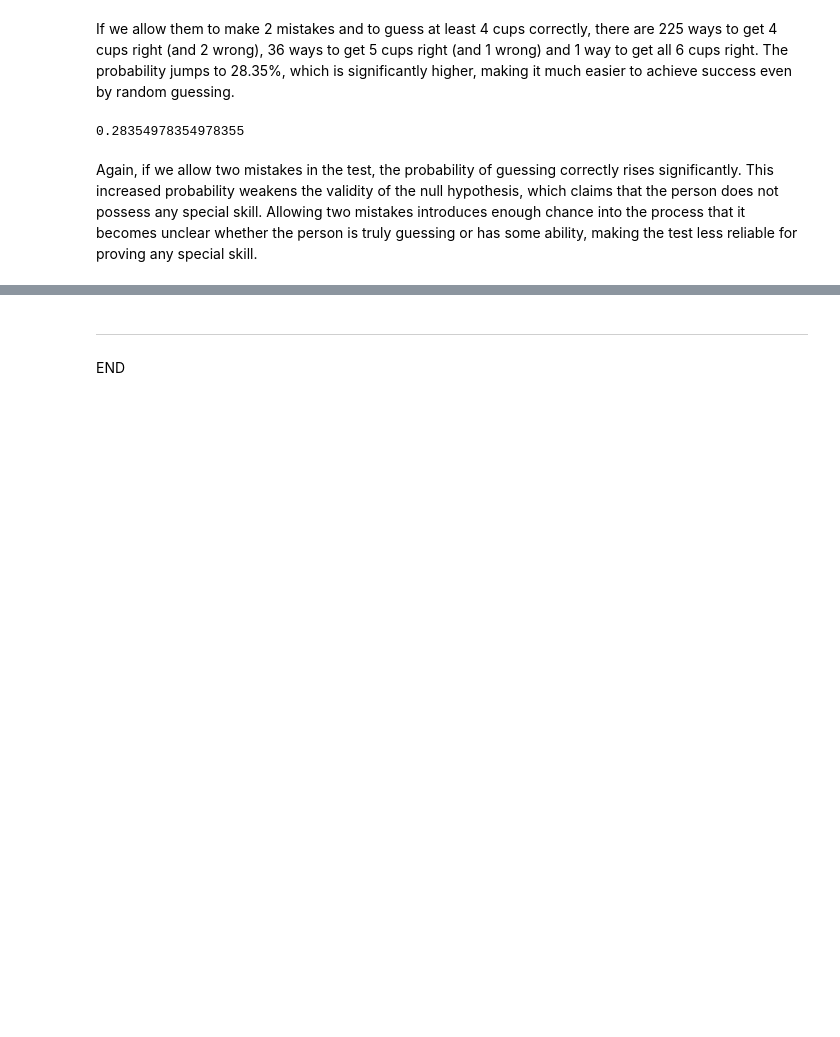
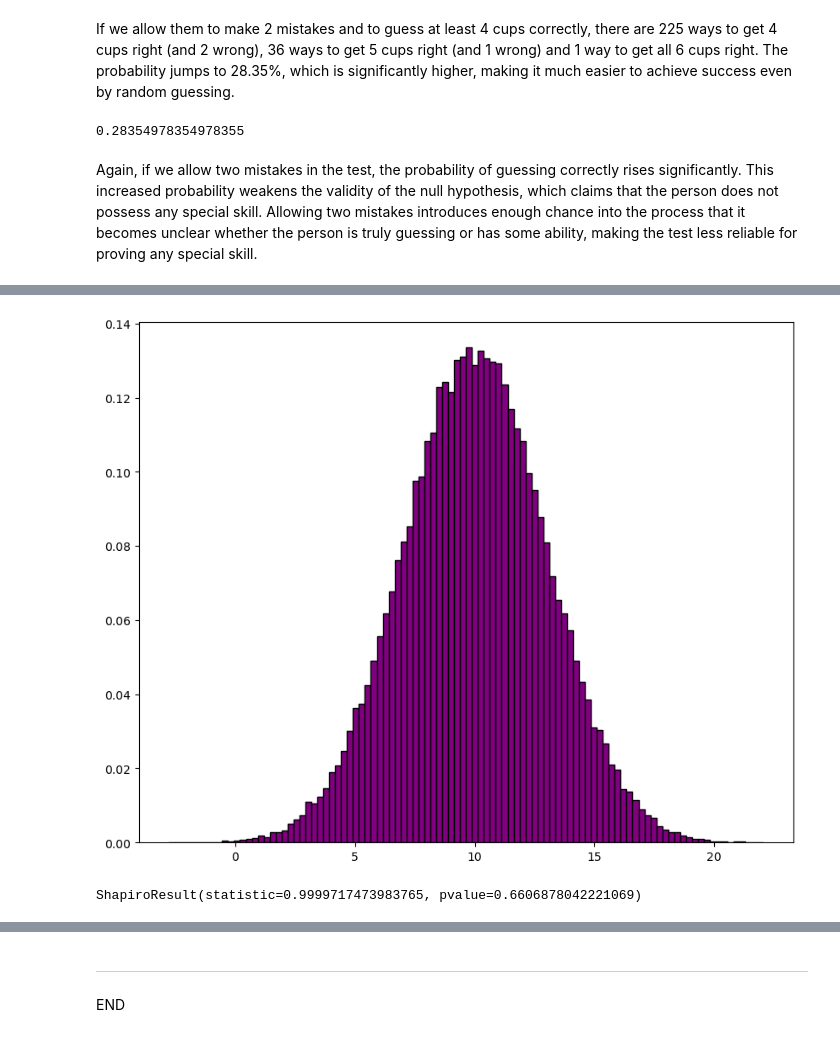
Before and after one commit to YuliiaKharchenko/applied_statistics, a Jupyter notebook: tasks.ipynb, the cells around one changed output, grey strips where cells are left out. Cells and saved outputs as stored; diff of their text form; code cells hidden in the pictures; blank space fills up the shorter version.

Commit message:
Task 2: numpy's Normal Distribution-beginning

```diff
--- a/tasks.ipynb
+++ b/tasks.ipynb
@@ -177,0 +202,9 @@ Again, if we allow two mistakes in the test, the probability of guessing correct
+# %%
+# Generate a random normal sample.
+data = np.random.normal(10.0, 3.0, 100000)
+
+print(len(data))
+print(min(data))
+print(max(data))
+# Show.
+print(data[:100])
@@ -177,0 +232,13 @@ Again, if we allow two mistakes in the test, the probability of guessing correct
+# %%
+# Create a blank plot.
+fig, ax = plt.subplots(figsize=(10, 8))
+
+# Create a histogram.
+ax.hist(data, edgecolor='black', color='purple', density=True, bins=100);
+# %% [output]
+[figure, added]
+# %%
+# Perform the Shapiro Wilk test.
+stats.shapiro(data)
+# %% [output]
+ShapiroResult(statistic=0.9999717473983765, pvalue=0.6606878042221069)
```
Also changed, not shown: parts of 8 cells of this notebook.
